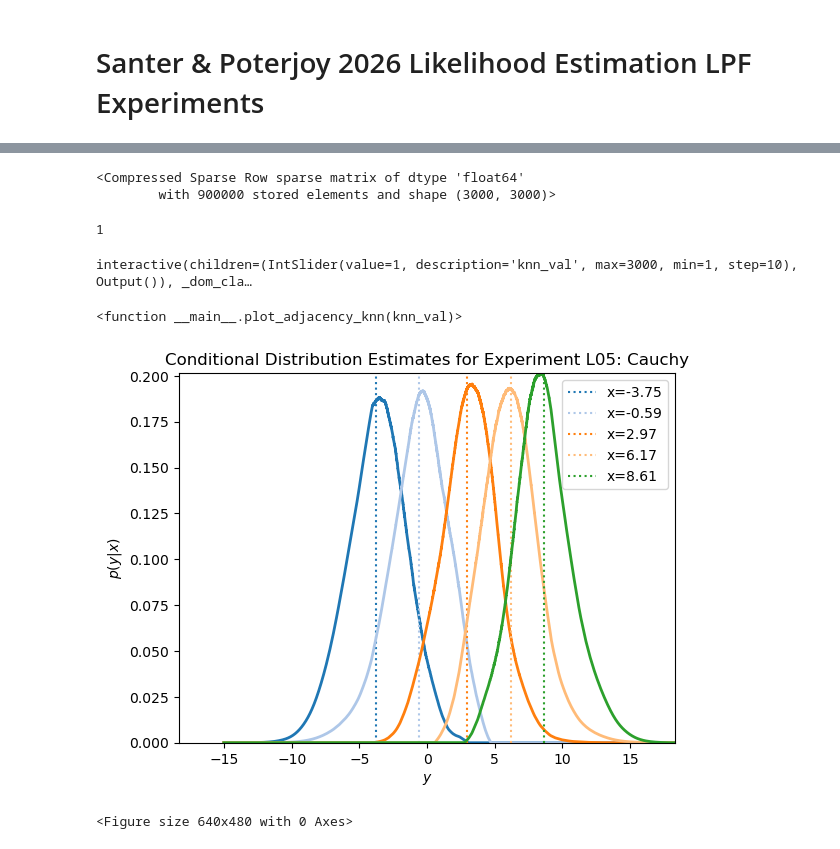
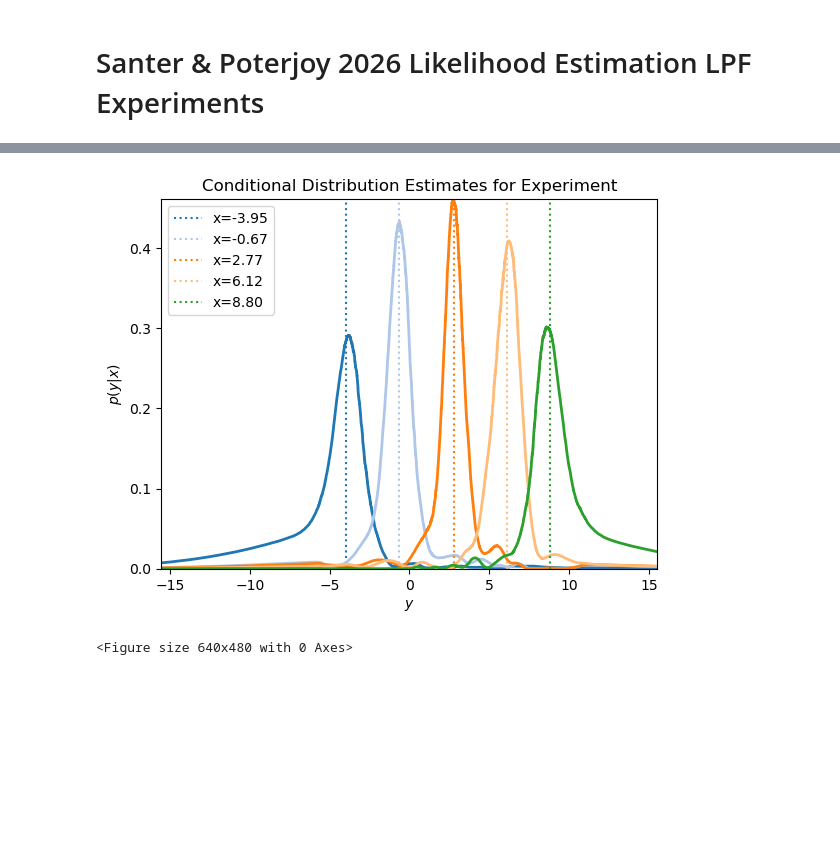
Before and after one commit to hsanter/DAPyr-nle, a Jupyter notebook: src/notebooks/SanterPoterjoy26.ipynb, the cells around one changed output, grey strips where cells are left out. Drawn from its saved outputs; the diff is of its cells as text; code cells hidden in the pictures; blank space fills up the shorter version.

```diff
--- a/src/notebooks/SanterPoterjoy26.ipynb
+++ b/src/notebooks/SanterPoterjoy26.ipynb
@@ -84,53 +184,52 @@ starting e sd gaus
+# %%
+e = dap.loadExpt('cauchy-kecd.expt')
+x_train = e.x_train
+y_train = e.y_train
+pab = e.keest_pab
 # %%
-#dap.plot_pab(e_sd_kecd, plot_states=True)
-data = np.load('rkhs_input.npz')
-x_train, y_train = data['x_train'], data['y_train']
+def plot_pab(x_train, y_train, pab, ax = None, plot_states=False, pab_sample_states=-999):
 
-
-def plot_pab(knnf, bw, x_train, y_train, ax = None, plot_states=True, pab_sample_states=-999):
       if ax is None:
             fig, ax = plt.subplots(1, 1)
 
-      knn = int(knnf * y_train.shape[1])
 
-      pab = rkhs_likelihood(y_train.T, x_train.T, 50, knn, 0.0,  bw, 1, 1.0)[0]
       ys = np.sort(y_train[0, :])
       ind2 = np.argsort(y_train[0, :])
       diff = np.diff(ys)
+
       fig = plt.figure(31)
       plt.clf()
       cmap = plt.get_cmap('tab20')
+
       htp = []
+
       if pab_sample_states == -999:
             states = np.quantile(x_train, [0.1, 0.25, 0.5, 0.75, 0.9])
       else:
             states = pab_sample_states
+
       for ind, j in enumerate(states):
             dum = np.abs(j - x_train[0, :])
             ind1 = np.argsort(dum)[0]
+
             h = pab[ind2, ind1]
+
             # Normalize for plotting
             normalization = np.sum((h[:-1] + h[1:]) * diff / 2)
             h_norm = h / normalization
             htp.append(h_norm)
+
             # Plotting
             ax.plot(ys, h_norm, linewidth=2, color=cmap(ind))
             if plot_states:
                   ax.axvline(x=j, color=cmap(ind), linestyle='dotted', label=f'x={j:.2f}')
+
       bound = max(np.abs(np.min(x_train)), np.abs(np.max(x_train)))
       ax.set_xlim([-bound, bound])
       ax.set_ylim([0, np.max(htp)])
       ax.legend()
-      ax.set_title(f'Conditional Distribution Estimates')
+
+      ax.set_title(f'Conditional Distribution Estimates for Experiment')
+
       ax.set_xlabel('$y$')
       ax.set_ylabel('$p(y | x)$')
-      if ax is None:
-            return fig, ax
-      else:
-            return ax
-
-#for knnf in (0.05, 0.1, 0.15, 0.2, 0.25, 0.3):
-for knnf in (1.0,):
-    fig, ax = plt.subplots()
-    plot_pab(knnf, 0.02, x_train, y_train, ax=ax)
-    plt.show(fig)
@@ -182,34 +236,5 @@ np.float64(0.022228910528891102)
-# %%
-from scipy.sparse.csgraph import connected_components
-conn
-# %% [output]
-<Compressed Sparse Row sparse matrix of dtype 'float64'
-        with 900000 stored elements and shape (3000, 3000)>
-# %%
-n_comp, labels = connected_components(conn)
-n_comp
-# %% [output]
-1
-# %%
-from ipywidgets import *
-def plot_adjacency_knn(knn_val):
-    sknn = NearestNeighbors(n_neighbors=knn_val, n_jobs=-1, algorithm='ball_tree')
-    sknn.fit(sd)
-    # dists = sknn.kneighbors_graph(sd, mode='distance')
-    conn = sknn.kneighbors_graph(sd, mode='connectivity')
-    plt.imshow(conn.toarray())
-
-
-interact(
-    plot_adjacency_knn,
-    knn_val=IntSlider(min=1, max=3000, step=10, value=1))
-# %% [output]
-interactive(children=(IntSlider(value=1, description='knn_val', max=3000, min=1, step=10), Output()), _dom_cla…
-<function __main__.plot_adjacency_knn(knn_val)>
-# %%
-fig, ax = plt.subplots()
-dap.plot_pab(e_sd_kecd, plot_states=True, ax=ax)
-fig.savefig('test.png')
-# %% [output]
-[figure, removed]
-<Figure size 640x480 with 0 Axes>
+# %%
+plot_pab(x_train, y_train, pab, plot_states=True)
+# %% [output]
+[figure, added]
+<Figure size 640x480 with 0 Axes>
```
Also changed, not shown: parts of 14 cells of this notebook, 3 other files.
